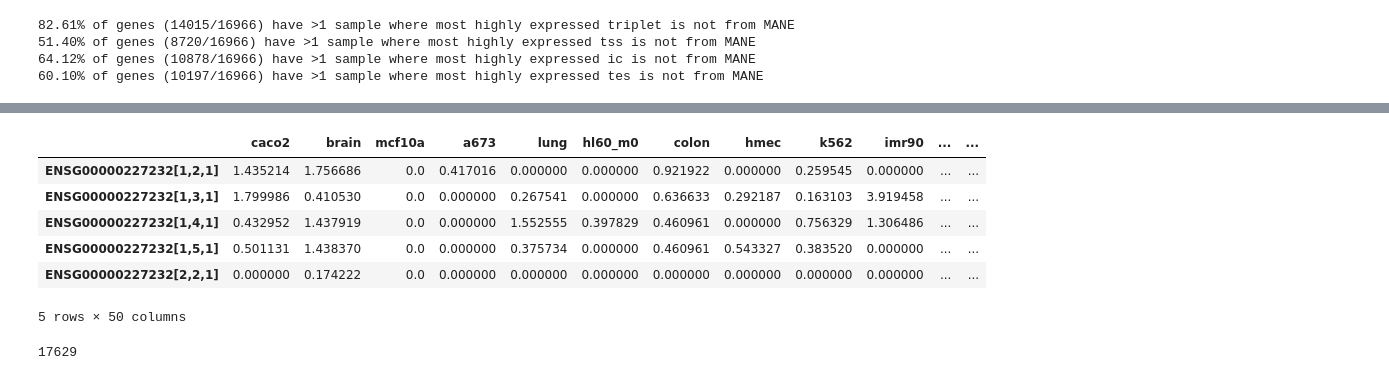
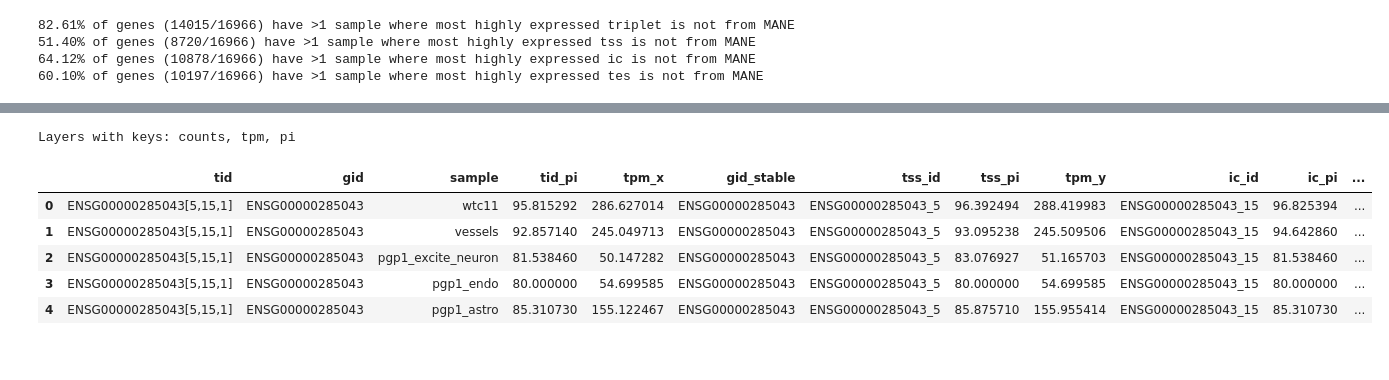
Before and after one commit to fairliereese/rnawg, a Jupyter notebook: lr_bulk/cerberus/swan/mane.ipynb, the cells around one changed output, grey strips where cells are left out. Saved outputs shown, nothing was run; the diff lists cells and outputs as text; code cells hidden in the pictures.

```diff
--- a/lr_bulk/cerberus/swan/mane.ipynb
+++ b/lr_bulk/cerberus/swan/mane.ipynb
@@ -378,7 +444,10 @@ get_major_principal_feats(sg, obs_col=obs_col, gene_subset=inds)
 # %%
 sg, obs_col, gene_subset = get_data()
-# df = get_major_feats(sg, obs_col=obs_col, gene_subset=gene_subset)
-# df.to_csv('major_feats.tsv', sep='\t', index=False)
+obs_col = 'sample'
+min_tpm = 1
+ca = cerberus.read(h5)
+df = get_major_feats(sg, obs_col=obs_col, gene_subset=gene_subset, min_tpm=min_tpm)
+df.to_csv('major_feats.tsv', sep='\t', index=False)
 # %% [output]
 17629
 Read in graph from swan.p
@@ -388 +508,14 @@ obs_col = 'sample'
+# %%
+sg.tss_adata.layers
+# %% [output]
+Layers with keys: counts, tpm, pi
+# %%
+df.head()
+# %% [output]
+|  | tid | gid | sample | tid_pi | tpm_x | gid_stable | tss_id | tss_pi | tpm_y | ic_id | ic_pi | ... |
+| 0 | ENSG00000285043[5,15,1] | ENSG00000285043 | wtc11 | 95.815292 | 286.627014 | ENSG00000285043 | ENSG00000285043_5 | 96.392494 | 288.419983 | ENSG00000285043_15 | 96.825394 | ... |
+| 1 | ENSG00000285043[5,15,1] | ENSG00000285043 | vessels | 92.857140 | 245.049713 | ENSG00000285043 | ENSG00000285043_5 | 93.095238 | 245.509506 | ENSG00000285043_15 | 94.642860 | ... |
+| 2 | ENSG00000285043[5,15,1] | ENSG00000285043 | pgp1_excite_neuron | 81.538460 | 50.147282 | ENSG00000285043 | ENSG00000285043_5 | 83.076927 | 51.165703 | ENSG00000285043_15 | 81.538460 | ... |
+| 3 | ENSG00000285043[5,15,1] | ENSG00000285043 | pgp1_endo | 80.000000 | 54.699585 | ENSG00000285043 | ENSG00000285043_5 | 80.000000 | 54.699585 | ENSG00000285043_15 | 80.000000 | ... |
+| 4 | ENSG00000285043[5,15,1] | ENSG00000285043 | pgp1_astro | 85.310730 | 155.122467 | ENSG00000285043 | ENSG00000285043_5 | 85.875710 | 155.955414 | ENSG00000285043_15 | 85.310730 | ... |
 # %%
@@ -398,11 +551,0 @@ for feat in feats:
-# %%
-tpm_df = tpm_df.T
-tpm_df.head()
-# %% [output]
-|  | caco2 | brain | mcf10a | a673 | lung | hl60_m0 | colon | hmec | k562 | imr90 | ... | ... |
-| ENSG00000227232[1,2,1] | 1.435214 | 1.756686 | 0.0 | 0.417016 | 0.000000 | 0.000000 | 0.921922 | 0.000000 | 0.259545 | 0.000000 | ... | ... |
-| ENSG00000227232[1,3,1] | 1.799986 | 0.410530 | 0.0 | 0.000000 | 0.267541 | 0.000000 | 0.636633 | 0.292187 | 0.163103 | 3.919458 | ... | ... |
-| ENSG00000227232[1,4,1] | 0.432952 | 1.437919 | 0.0 | 0.000000 | 1.552555 | 0.397829 | 0.460961 | 0.000000 | 0.756329 | 1.306486 | ... | ... |
-| ENSG00000227232[1,5,1] | 0.501131 | 1.438370 | 0.0 | 0.000000 | 0.375734 | 0.000000 | 0.460961 | 0.543327 | 0.383520 | 0.000000 | ... | ... |
-| ENSG00000227232[2,2,1] | 0.000000 | 0.174222 | 0.0 | 0.000000 | 0.000000 | 0.000000 | 0.000000 | 0.000000 | 0.000000 | 0.000000 | ... | ... |
-5 rows × 50 columns
@@ -414,6 +551,0 @@ tpm_df['gid'] = tpm_df.tid.str.split('[', expand=True)[0]
-# %%
-# limit to expressed genes that have a mane isoform
-gids = get_exp_mane_genes()
-tpm_df = tpm_df.loc[tpm_df.gid.isin(gids)]
-# %% [output]
-17629
```
Also changed, not shown: parts of 32 cells of this notebook.
